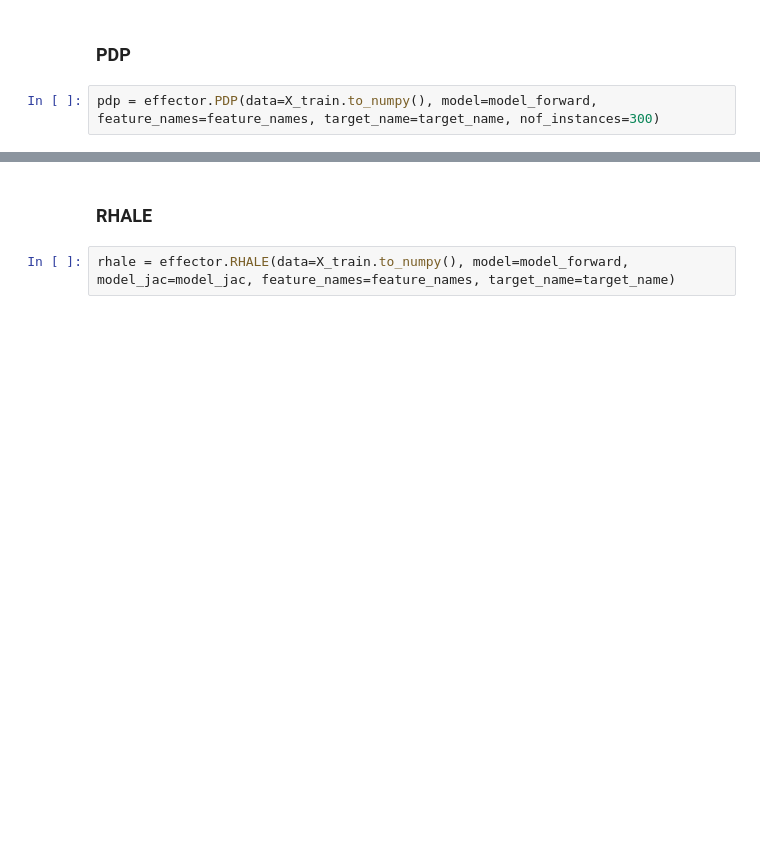
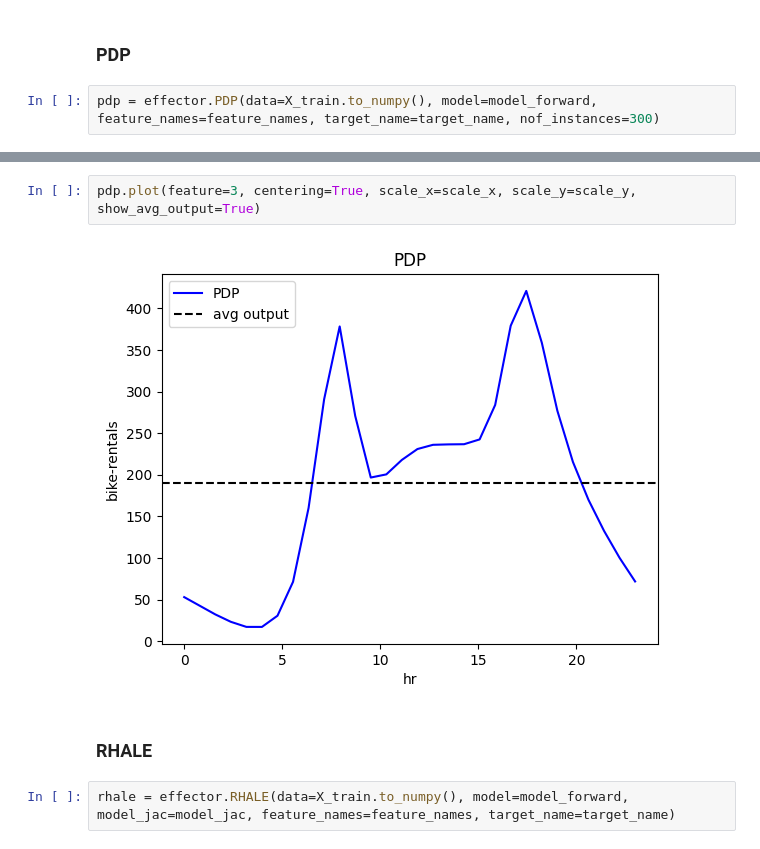
Before and after one commit to givasile/effector, a Jupyter notebook: real-examples/01_bike_sharing_dataset.ipynb, the cells around one changed output, grey strips where cells are left out. Cells and saved outputs as stored; diff of their text form; blank space fills up the shorter version.

```diff
--- a/real-examples/01_bike_sharing_dataset.ipynb
+++ b/real-examples/01_bike_sharing_dataset.ipynb
@@ -235,3 +245,7 @@ for i in range(X_train.shape[1]):
+# %%
+pdp.plot(feature=3, centering=True, scale_x=scale_x, scale_y=scale_y, show_avg_output=True)
+# %% [output]
+[figure, added]
 # %% [markdown]
 ### RHALE
 # %%
```
Also changed, not shown: parts of 11 cells of this notebook, 3 other files.
